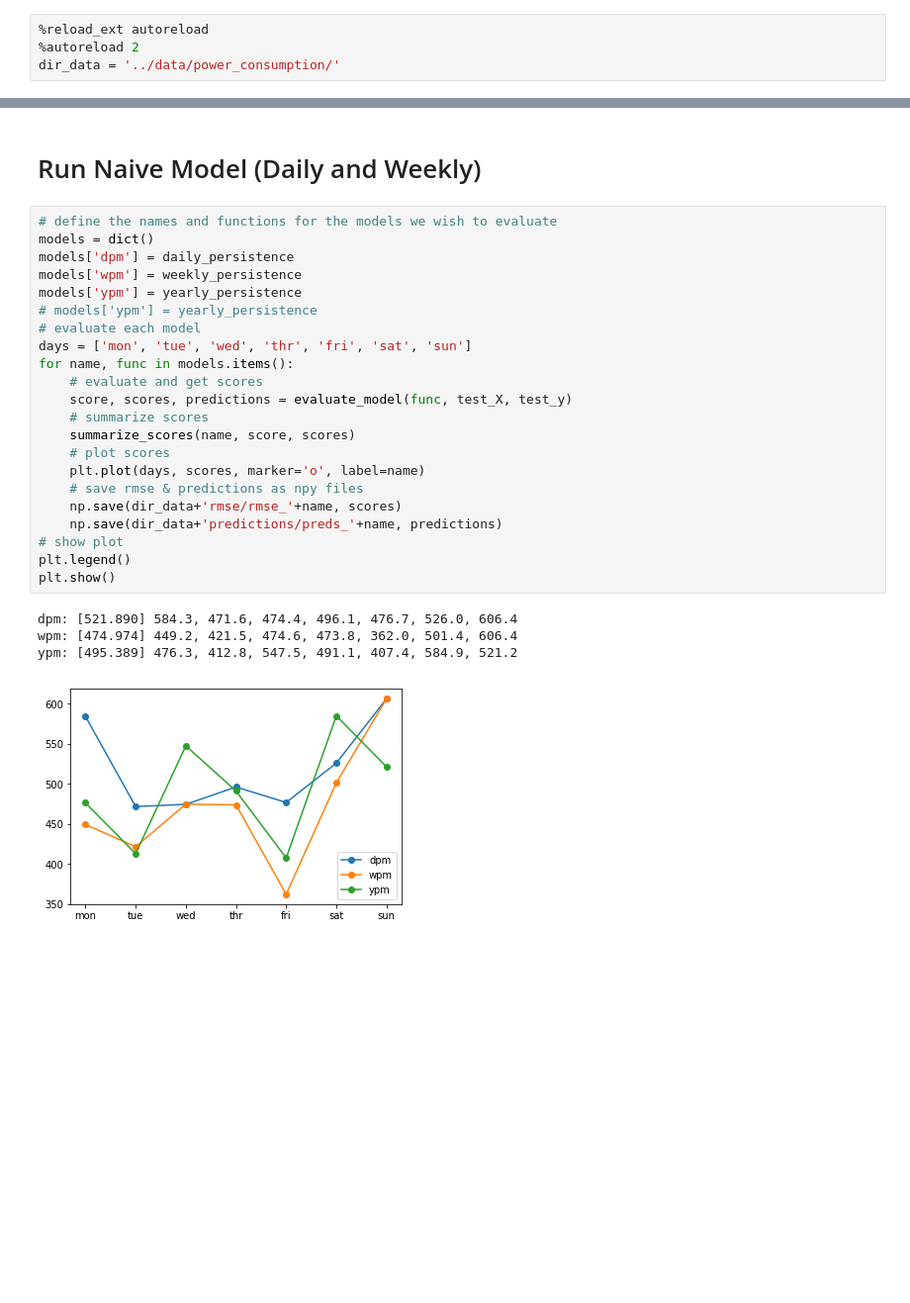
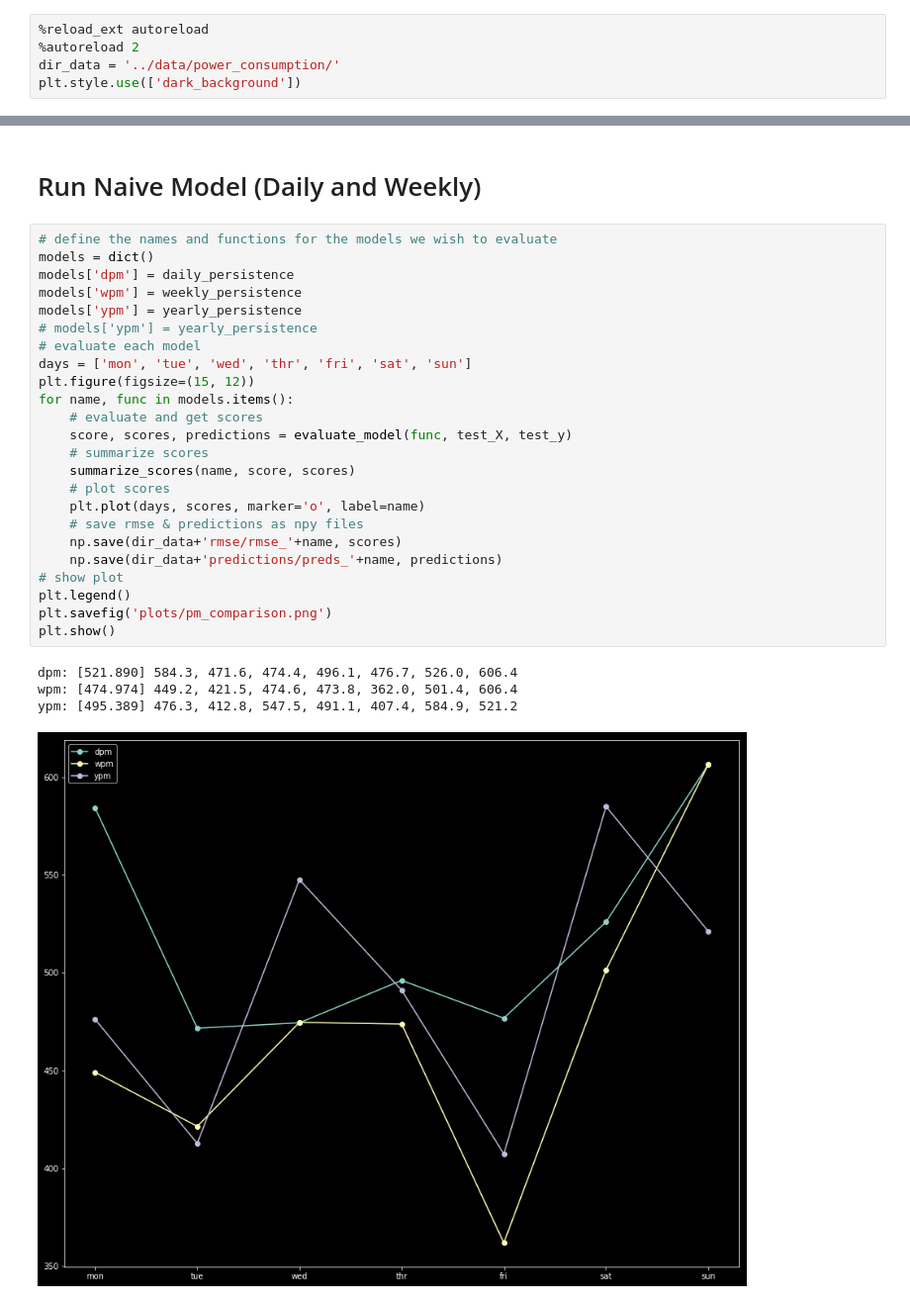
Before and after one commit to fabianbruckschen/sampled, a Jupyter notebook: cnn/2_pmp_naive_method.ipynb, the cells around one changed output, grey strips where cells are left out. Shown at 99% size. Drawn from its saved outputs; the diff is of its cells as text; blank space fills up the shorter version.

Commit message:
bigger plots + functions split

```diff
--- a/cnn/2_pmp_naive_method.ipynb
+++ b/cnn/2_pmp_naive_method.ipynb
@@ -6,3 +14,4 @@
 %reload_ext autoreload
 %autoreload 2
 dir_data = '../data/power_consumption/'
+plt.style.use(['dark_background'])
@@ -33,27 +36,29 @@ print(test_y.shape)
 # %%
 # define the names and functions for the models we wish to evaluate
 models = dict()
 models['dpm'] = daily_persistence
 models['wpm'] = weekly_persistence
 models['ypm'] = yearly_persistence
 # models['ypm'] = yearly_persistence
 # evaluate each model
 days = ['mon', 'tue', 'wed', 'thr', 'fri', 'sat', 'sun']
+plt.figure(figsize=(15, 12))
 for name, func in models.items():
     # evaluate and get scores
     score, scores, predictions = evaluate_model(func, test_X, test_y)
     # summarize scores
     summarize_scores(name, score, scores)
     # plot scores
     plt.plot(days, scores, marker='o', label=name)
     # save rmse & predictions as npy files
     np.save(dir_data+'rmse/rmse_'+name, scores)
     np.save(dir_data+'predictions/preds_'+name, predictions)
 # show plot
 plt.legend()
+plt.savefig('plots/pm_comparison.png')
 plt.show()
 # %% [output]
 dpm: [521.890] 584.3, 471.6, 474.4, 496.1, 476.7, 526.0, 606.4
 wpm: [474.974] 449.2, 421.5, 474.6, 473.8, 362.0, 501.4, 606.4
 ypm: [495.389] 476.3, 412.8, 547.5, 491.1, 407.4, 584.9, 521.2
-[figure, old version]
+[figure, new version]
```
Also changed, not shown: parts of 3 cells of this notebook.
